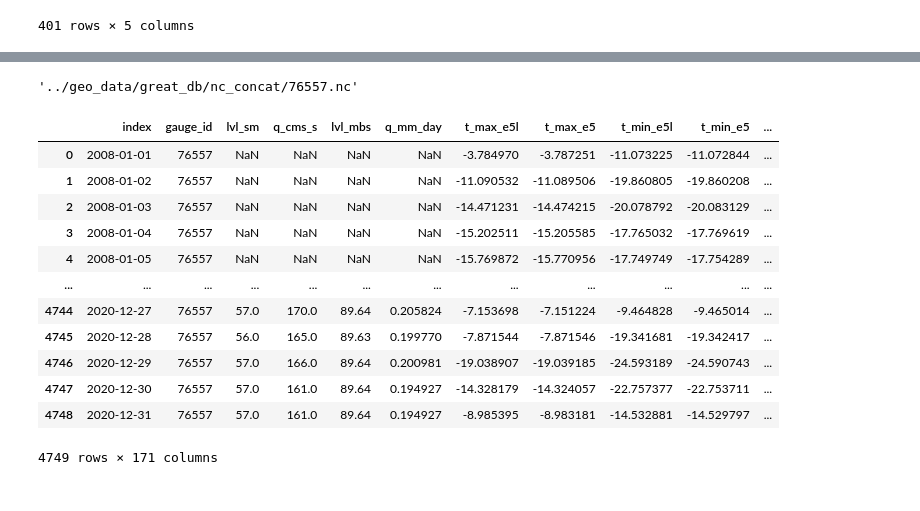
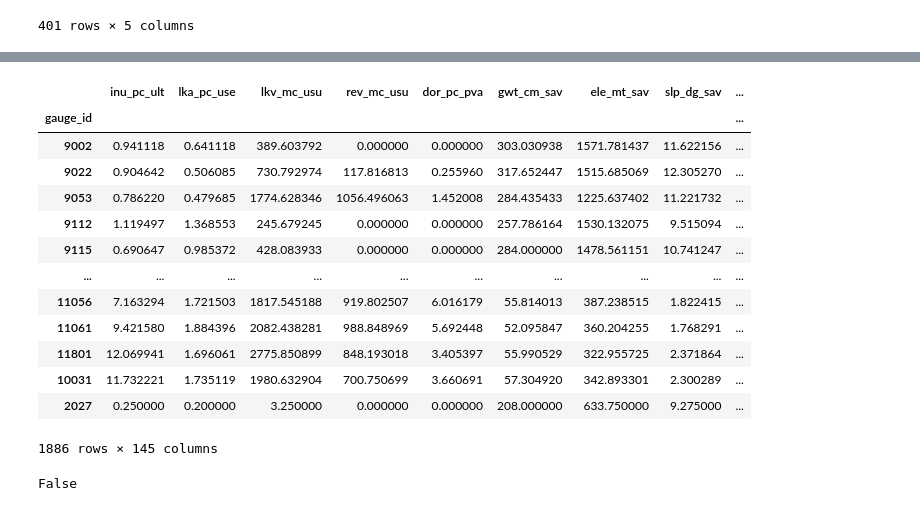
Before and after one commit to dmbrmv/my_dissertation, a Jupyter notebook: forecast/model_launch.ipynb, the cells around one changed output, grey strips where cells are left out. Drawn from its saved outputs; the diff is of its cells as text; code cells hidden in the pictures.

```diff
--- a/forecast/model_launch.ipynb
+++ b/forecast/model_launch.ipynb
@@ -471,3 +480,27 @@ for nc_file in [file for file
+# %%
+static_attributes = pd.read_csv('../geo_data/attributes/geo_vector.csv',
+                                index_col='gauge_id')
+static_attributes.index = static_attributes.index.astype(str)
+static_attributes
+# %% [output]
+|  | inu_pc_ult | lka_pc_use | lkv_mc_usu | rev_mc_usu | dor_pc_pva | gwt_cm_sav | ele_mt_sav | slp_dg_sav | ... |
+| gauge_id |  |  |  |  |  |  |  |  | ... |
+| 9002 | 0.941118 | 0.641118 | 389.603792 | 0.000000 | 0.000000 | 303.030938 | 1571.781437 | 11.622156 | ... |
+| 9022 | 0.904642 | 0.506085 | 730.792974 | 117.816813 | 0.255960 | 317.652447 | 1515.685069 | 12.305270 | ... |
+| 9053 | 0.786220 | 0.479685 | 1774.628346 | 1056.496063 | 1.452008 | 284.435433 | 1225.637402 | 11.221732 | ... |
+| 9112 | 1.119497 | 1.368553 | 245.679245 | 0.000000 | 0.000000 | 257.786164 | 1530.132075 | 9.515094 | ... |
+| 9115 | 0.690647 | 0.985372 | 428.083933 | 0.000000 | 0.000000 | 284.000000 | 1478.561151 | 10.741247 | ... |
+| ... | ... | ... | ... | ... | ... | ... | ... | ... | ... |
+| 11056 | 7.163294 | 1.721503 | 1817.545188 | 919.802507 | 6.016179 | 55.814013 | 387.238515 | 1.822415 | ... |
+| 11061 | 9.421580 | 1.884396 | 2082.438281 | 988.848969 | 5.692448 | 52.095847 | 360.204255 | 1.768291 | ... |
+| 11801 | 12.069941 | 1.696061 | 2775.850899 | 848.193018 | 3.405397 | 55.990529 | 322.955725 | 2.371864 | ... |
+| 10031 | 11.732221 | 1.735119 | 1980.632904 | 700.750699 | 3.660691 | 57.304920 | 342.893301 | 2.300289 | ... |
+| 2027 | 0.250000 | 0.200000 | 3.250000 | 0.000000 | 0.000000 | 208.000000 | 633.750000 | 9.275000 | ... |
+1886 rows × 145 columns
+# %%
+static_attributes.empty
+# %% [output]
+False
 # %%
 static_attributes = pd.read_csv('../geo_data/attributes/geo_vector.csv',
                                 index_col='gauge_id')
@@ -490,40 +523,6 @@ else:
         file[col] = gauge_static.loc[gauge_id, col]
 
     res_file.append(file)
-# %%
-nc_file
-# %% [output]
-'../geo_data/great_db/nc_concat/76557.nc'
-# %%
-
-res_file = list()
-file = xr.open_dataset(nc_file)
-file = file.to_dataframe()
-# file['date'] = file.index
-file = file.reset_index()
-file['time_idx'] = file.index
-
-for col in gauge_static.columns:
-    file[col] = gauge_static.loc[gauge_id, col]
-
-res_file.append(file)
-file = pd.concat(res_file, axis=0)
-file = file.reset_index(drop=True)
-file
-# %% [output]
-|  | index | gauge_id | lvl_sm | q_cms_s | lvl_mbs | q_mm_day | t_max_e5l | t_max_e5 | t_min_e5l | t_min_e5 | ... |
-| 0 | 2008-01-01 | 76557 | NaN | NaN | NaN | NaN | -3.784970 | -3.787251 | -11.073225 | -11.072844 | ... |
-| 1 | 2008-01-02 | 76557 | NaN | NaN | NaN | NaN | -11.090532 | -11.089506 | -19.860805 | -19.860208 | ... |
-| 2 | 2008-01-03 | 76557 | NaN | NaN | NaN | NaN | -14.471231 | -14.474215 | -20.078792 | -20.083129 | ... |
-| 3 | 2008-01-04 | 76557 | NaN | NaN | NaN | NaN | -15.202511 | -15.205585 | -17.765032 | -17.769619 | ... |
-| 4 | 2008-01-05 | 76557 | NaN | NaN | NaN | NaN | -15.769872 | -15.770956 | -17.749749 | -17.754289 | ... |
-| ... | ... | ... | ... | ... | ... | ... | ... | ... | ... | ... | ... |
-| 4744 | 2020-12-27 | 76557 | 57.0 | 170.0 | 89.64 | 0.205824 | -7.153698 | -7.151224 | -9.464828 | -9.465014 | ... |
-| 4745 | 2020-12-28 | 76557 | 56.0 | 165.0 | 89.63 | 0.199770 | -7.871544 | -7.871546 | -19.341681 | -19.342417 | ... |
-| 4746 | 2020-12-29 | 76557 | 57.0 | 166.0 | 89.64 | 0.200981 | -19.038907 | -19.039185 | -24.593189 | -24.590743 | ... |
-| 4747 | 2020-12-30 | 76557 | 57.0 | 161.0 | 89.64 | 0.194927 | -14.328179 | -14.324057 | -22.757377 | -22.753711 | ... |
-| 4748 | 2020-12-31 | 76557 | 57.0 | 161.0 | 89.64 | 0.194927 | -8.985395 | -8.983181 | -14.532881 | -14.529797 | ... |
-4749 rows × 171 columns
 # %%
 f = open_for_tft(
         nc_files=[nc_file],
```
Also changed, not shown: parts of 26 cells of this notebook, 17 other files.
